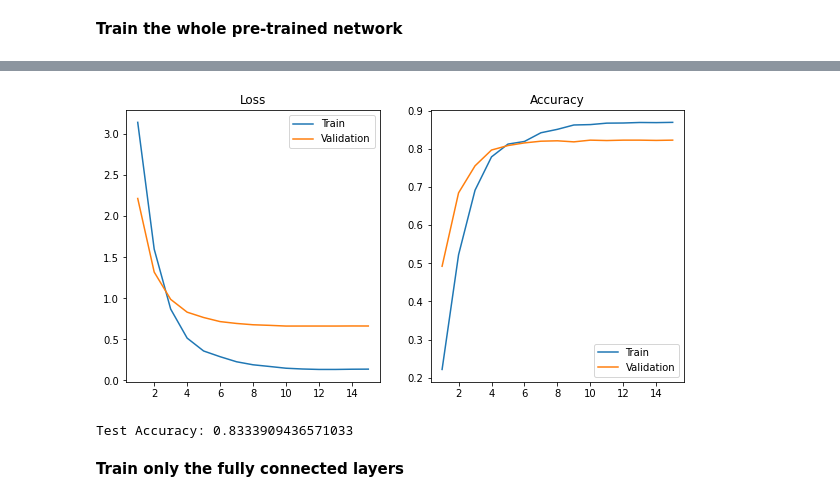
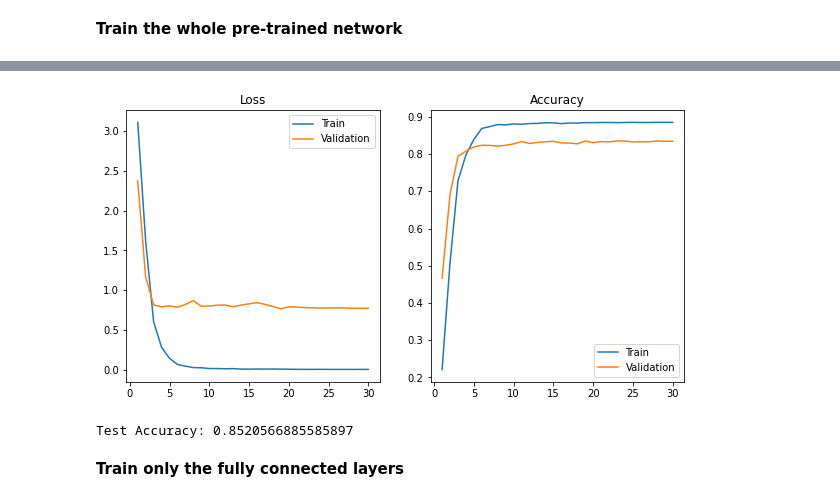
Before and after one commit to RoboTuan/MLDL, a Jupyter notebook: Homework2/Homework2_MLDL.ipynb, the cells around one changed output, grey strips where cells are left out. Saved outputs shown, nothing was run; the diff lists cells and outputs as text; code cells hidden in the pictures.

```diff
--- a/Homework2/Homework2_MLDL.ipynb
+++ b/Homework2/Homework2_MLDL.ipynb
@@ -494,9 +496,9 @@ Validation Accuracy: 0.8233056708160442
 # %%
-plot_accuracy_loss(train_accuracy, val_accuracy, train_loss, val_loss, title="trained_ep15_lr1e-2_steps10_batch512_wd5e-2")
+plot_accuracy_loss(train_accuracy, val_accuracy, train_loss, val_loss, title="trained_ep30_lr1e-2_steps20_batch512_wd5e-3")
 testing(pre_net)
 # %% [output]
-[figure, old version]
+[figure, new version]
-Test Accuracy: 0.8333909436571033
+Test Accuracy: 0.8520566885585897
 # %% [markdown]
 **Train only the fully connected layers**
 # %%
```
Also changed, not shown: parts of 27 cells of this notebook.
